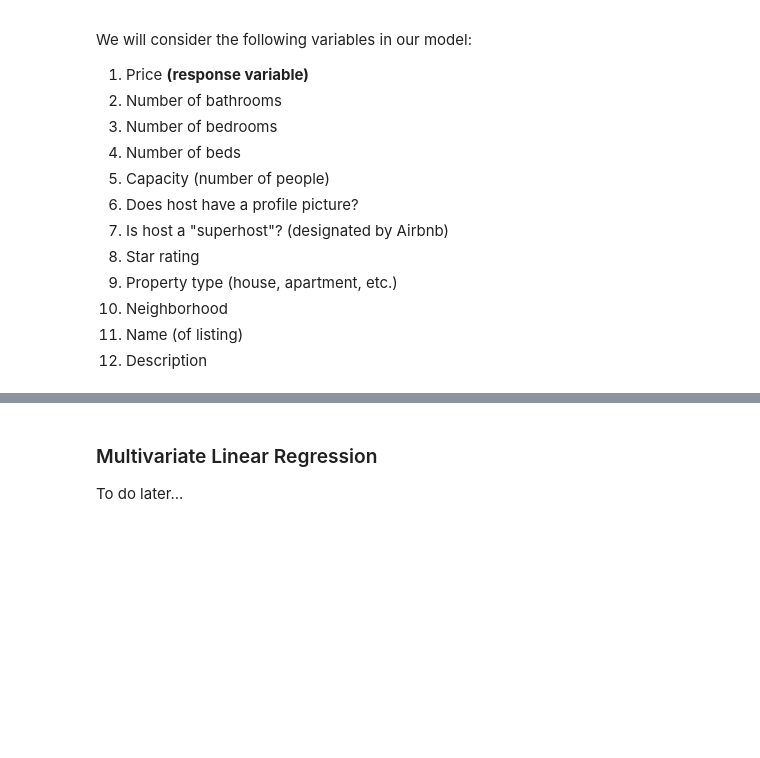
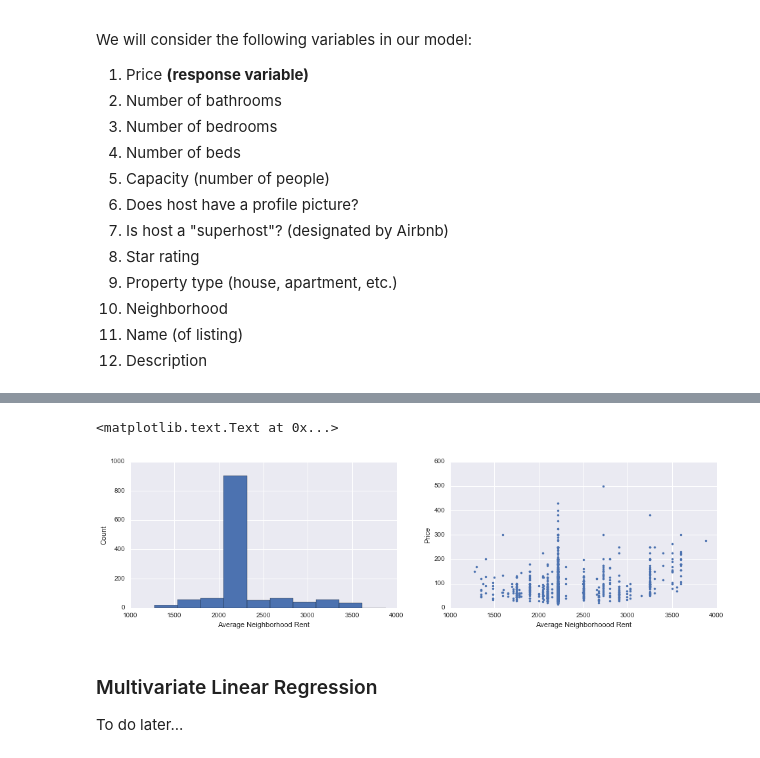
Before and after one commit to shouvikmani/AirbnbDataAnalysis, a Jupyter notebook: Analyzing_Airbnb_in_New_York_City.ipynb, the cells around one changed output, grey strips where cells are left out. Cells and saved outputs as stored; diff of their text form; code cells hidden in the pictures; blank space fills up the shorter version.

```diff
--- a/Analyzing_Airbnb_in_New_York_City.ipynb
+++ b/Analyzing_Airbnb_in_New_York_City.ipynb
@@ -308,3 +330,16 @@ airbnbDF.head()
+# %%
+plt.figure(figsize=(16,4))
+plt.subplot(1, 2, 1)
+plotHistogram(airbnbDF, 'avg_neighborhood_rent', "Average Neighborhood Rent")
+plt.subplot(1, 2, 2)
+plt.plot(airbnbDF['avg_neighborhood_rent'], airbnbDF['price'], '.')
+plt.ylim([0,600])
+plt.xlim([1000,4000])
+plt.xlabel("Average Neighborhoood Rent")
+plt.ylabel("Price")
+# %% [output]
+<matplotlib.text.Text at 0x...>
+[figure, added]
 # %% [markdown]
 ### Multivariate Linear Regression
 
```
Also changed, not shown: parts of 10 cells of this notebook, 4 other files.
